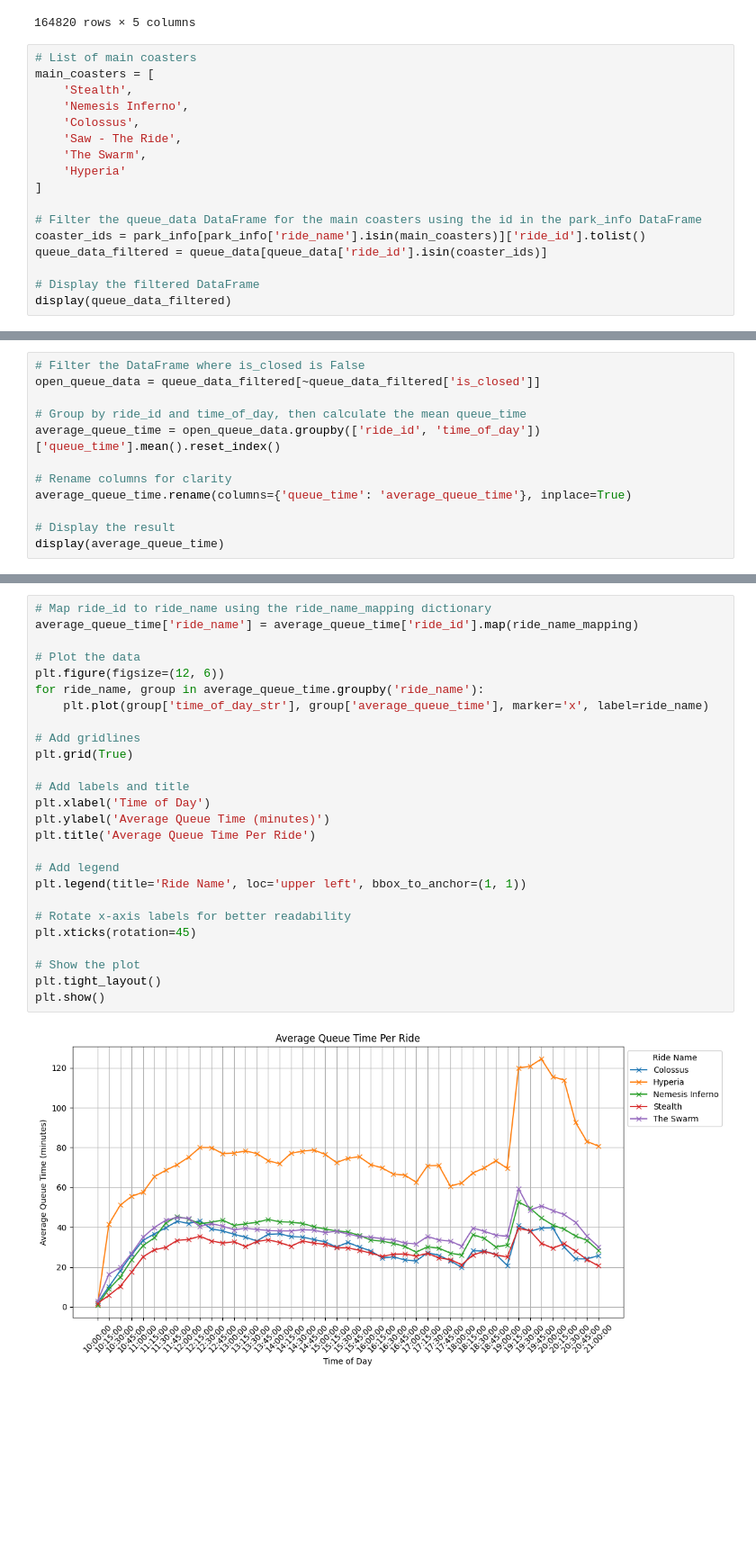
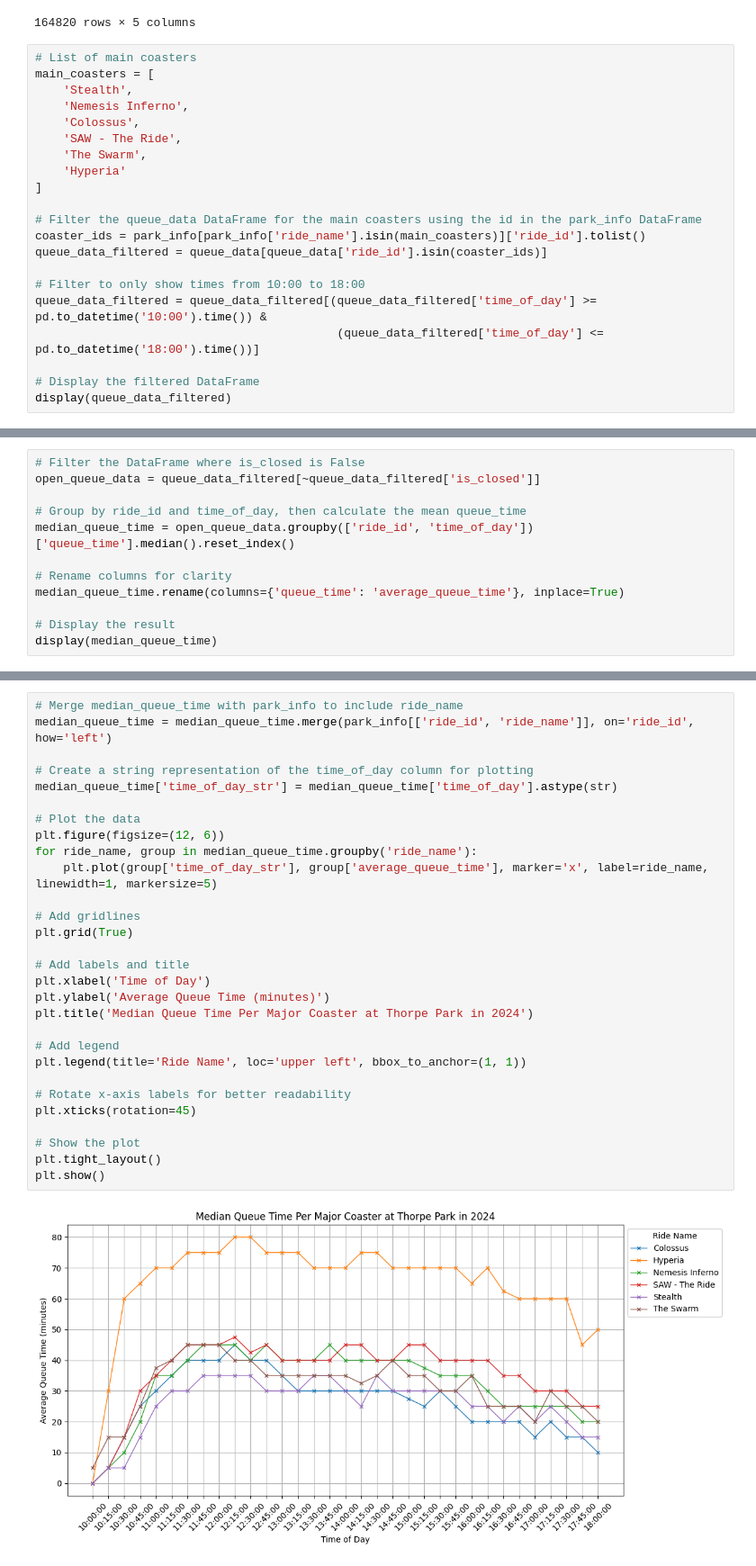
Before and after one commit to ATRedshaw/theme-park-queue-modelling, a Jupyter notebook: analytics/thorpe_park_2024.ipynb, the cells around one changed output, grey strips where cells are left out. Shown: that part at 90% size. Drawn from its saved outputs; the diff is of its cells as text; blank space fills up the shorter version.

Commit message:
Added missing SAW the ride from the chart

```diff
--- a/analytics/thorpe_park_2024.ipynb
+++ b/analytics/thorpe_park_2024.ipynb
@@ -77,7 +77,7 @@ main_coasters = [
     'Stealth',
     'Nemesis Inferno',
     'Colossus',
-    'Saw - The Ride',
+    'SAW - The Ride',
     'The Swarm',
     'Hyperia'
 ]
@@ -86,6 +86,10 @@ main_coasters = [
 coaster_ids = park_info[park_info['ride_name'].isin(main_coasters)]['ride_id'].tolist()
 queue_data_filtered = queue_data[queue_data['ride_id'].isin(coaster_ids)]
 
+# Filter to only show times from 10:00 to 18:00
+queue_data_filtered = queue_data_filtered[(queue_data_filtered['time_of_day'] >= pd.to_datetime('10:00').time()) &
+                                           (queue_data_filtered['time_of_day'] <= pd.to_datetime('18:00').time())]
+
 # Display the filtered DataFrame
 display(queue_data_filtered)
 # %% [output]
@@ -107,12 +111,12 @@ display(queue_data_filtered)
 open_queue_data = queue_data_filtered[~queue_data_filtered['is_closed']]
 
 # Group by ride_id and time_of_day, then calculate the mean queue_time
-average_queue_time = open_queue_data.groupby(['ride_id', 'time_of_day'])['queue_time'].mean().reset_index()
+median_queue_time = open_queue_data.groupby(['ride_id', 'time_of_day'])['queue_time'].median().reset_index()
 
 # Rename columns for clarity
-average_queue_time.rename(columns={'queue_time': 'average_queue_time'}, inplace=True)
+median_queue_time.rename(columns={'queue_time': 'average_queue_time'}, inplace=True)
 
 # Display the result
-display(average_queue_time)
+display(median_queue_time)
 # %% [output]
 |  | ride_id | time_of_day | average_queue_time |
@@ -131,28 +135,31 @@ display(average_queue_time)
 # %%
-# Map ride_id to ride_name using the ride_name_mapping dictionary
-average_queue_time['ride_name'] = average_queue_time['ride_id'].map(ride_name_mapping)
+# Merge median_queue_time with park_info to include ride_name
+median_queue_time = median_queue_time.merge(park_info[['ride_id', 'ride_name']], on='ride_id', how='left')
+
+# Create a string representation of the time_of_day column for plotting
+median_queue_time['time_of_day_str'] = median_queue_time['time_of_day'].astype(str)
 
 # Plot the data
 plt.figure(figsize=(12, 6))
-for ride_name, group in average_queue_time.groupby('ride_name'):
-    plt.plot(group['time_of_day_str'], group['average_queue_time'], marker='x', label=ride_name)
+for ride_name, group in median_queue_time.groupby('ride_name'):
+    plt.plot(group['time_of_day_str'], group['average_queue_time'], marker='x', label=ride_name, linewidth=1, markersize=5)
 
 # Add gridlines
 plt.grid(True)
 
 # Add labels and title
 plt.xlabel('Time of Day')
 plt.ylabel('Average Queue Time (minutes)')
-plt.title('Average Queue Time Per Ride')
+plt.title('Median Queue Time Per Major Coaster at Thorpe Park in 2024')
 
 # Add legend
 plt.legend(title='Ride Name', loc='upper left', bbox_to_anchor=(1, 1))
 
 # Rotate x-axis labels for better readability
 plt.xticks(rotation=45)
 
 # Show the plot
 plt.tight_layout()
 plt.show()
 # %% [output]
-[figure, old version]
+[figure, new version]
```
Also changed, not shown: parts of 2 cells of this notebook.
